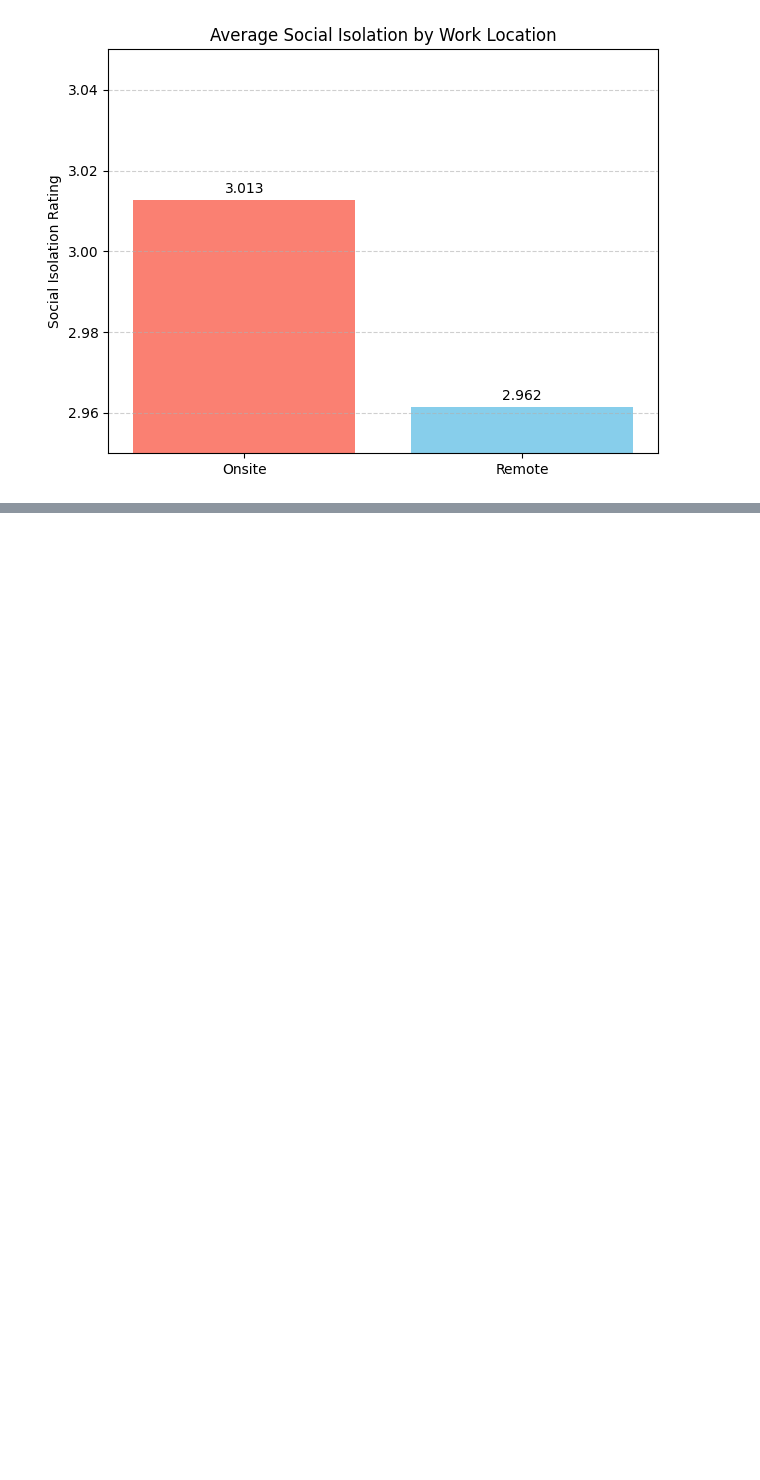
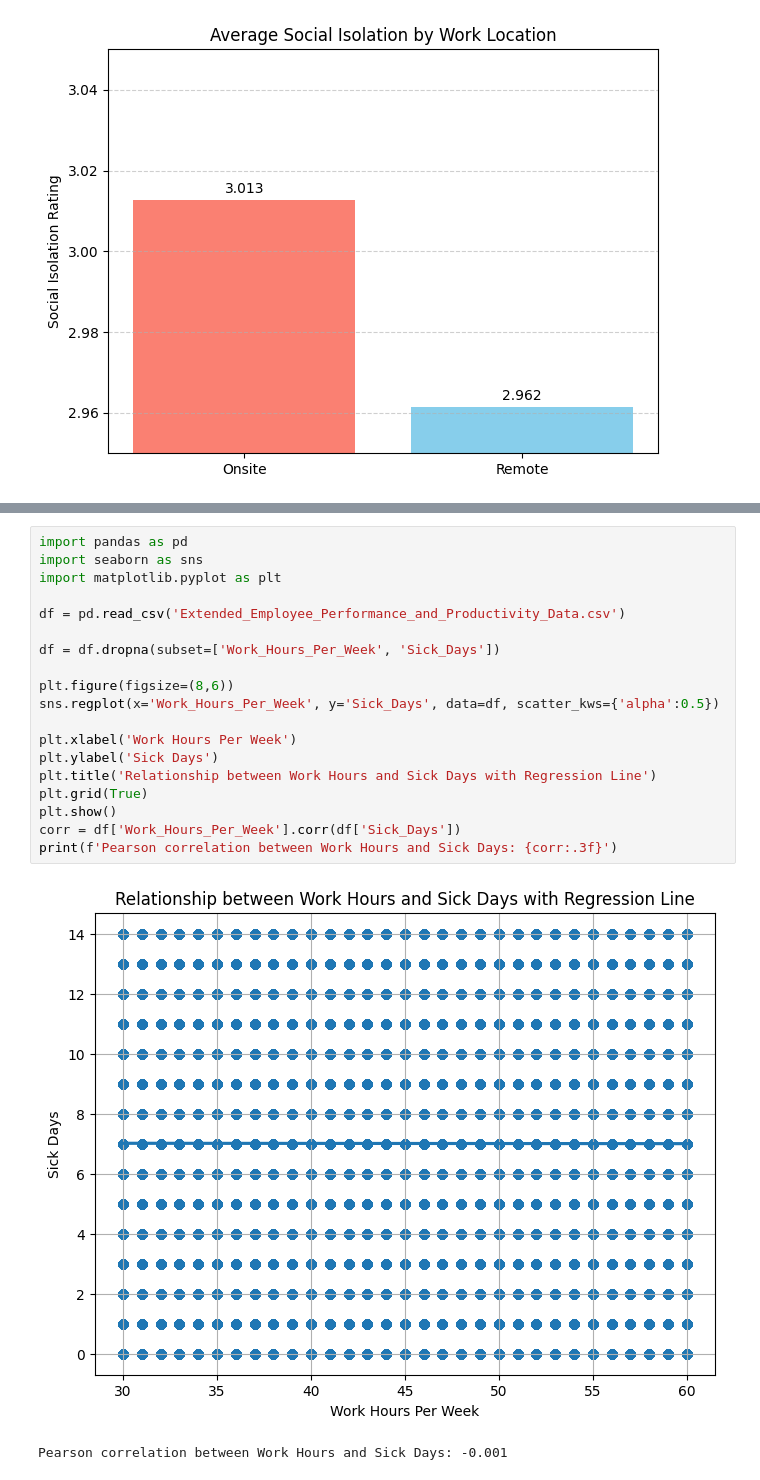
Before and after one commit to DiazWiersma/data-story, a Jupyter notebook: _build/jupyter_execute/docs/Graphs/Graphs.ipynb, the cells around one changed output, grey strips where cells are left out. Saved outputs shown, nothing was run; the diff lists cells and outputs as text; blank space fills up the shorter version.

```diff
--- a/_build/jupyter_execute/docs/Graphs/Graphs.ipynb
+++ b/_build/jupyter_execute/docs/Graphs/Graphs.ipynb
@@ -194,0 +272,22 @@ Remote               34.305718  32.555426  33.138856
+# %%
+import pandas as pd
+import seaborn as sns
+import matplotlib.pyplot as plt
+
+df = pd.read_csv('Extended_Employee_Performance_and_Productivity_Data.csv')
+
+df = df.dropna(subset=['Work_Hours_Per_Week', 'Sick_Days'])
+
+plt.figure(figsize=(8,6))
+sns.regplot(x='Work_Hours_Per_Week', y='Sick_Days', data=df, scatter_kws={'alpha':0.5})
+
+plt.xlabel('Work Hours Per Week')
+plt.ylabel('Sick Days')
+plt.title('Relationship between Work Hours and Sick Days with Regression Line')
+plt.grid(True)
+plt.show()
+corr = df['Work_Hours_Per_Week'].corr(df['Sick_Days'])
+print(f'Pearson correlation between Work Hours and Sick Days: {corr:.3f}')
+# %% [output]
+[figure, added]
+Pearson correlation between Work Hours and Sick Days: -0.001
```
Also changed, not shown: parts of 17 cells of this notebook, 39 other files.
